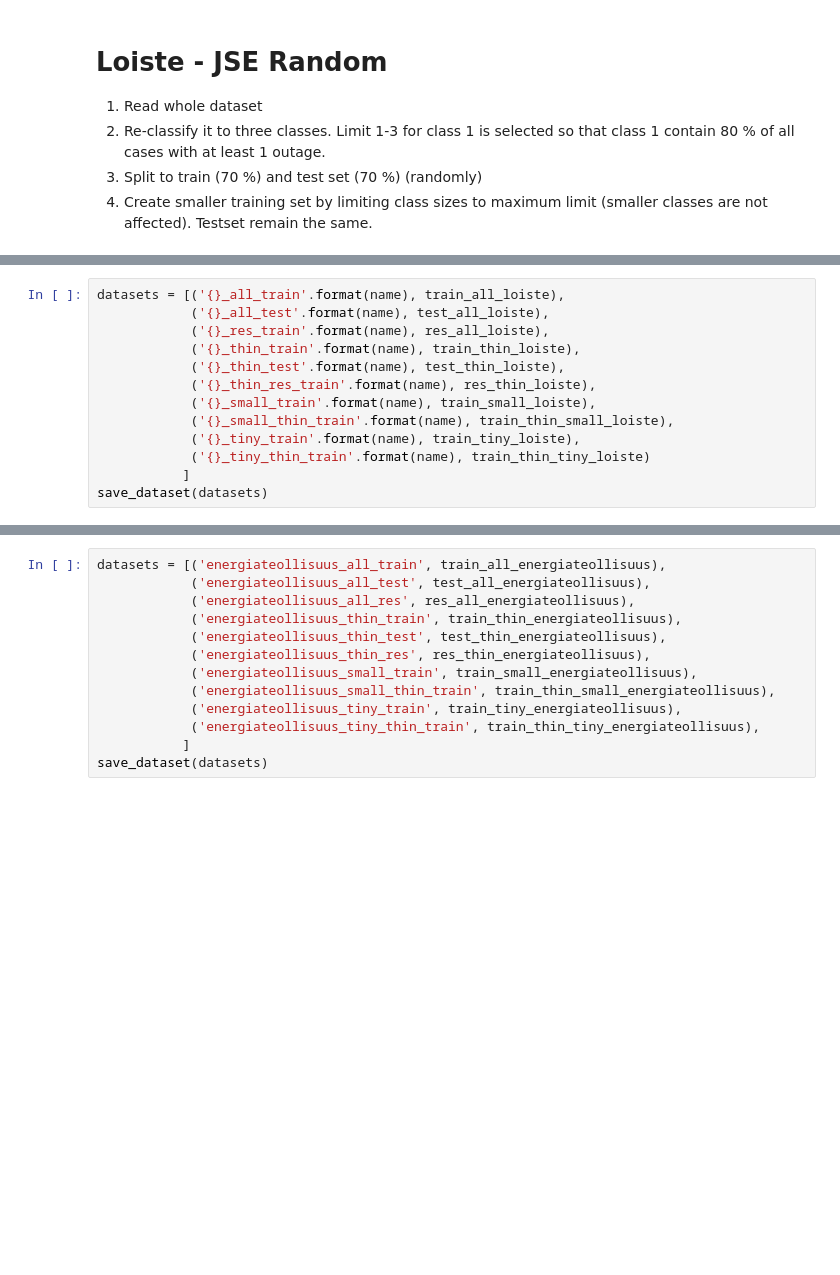
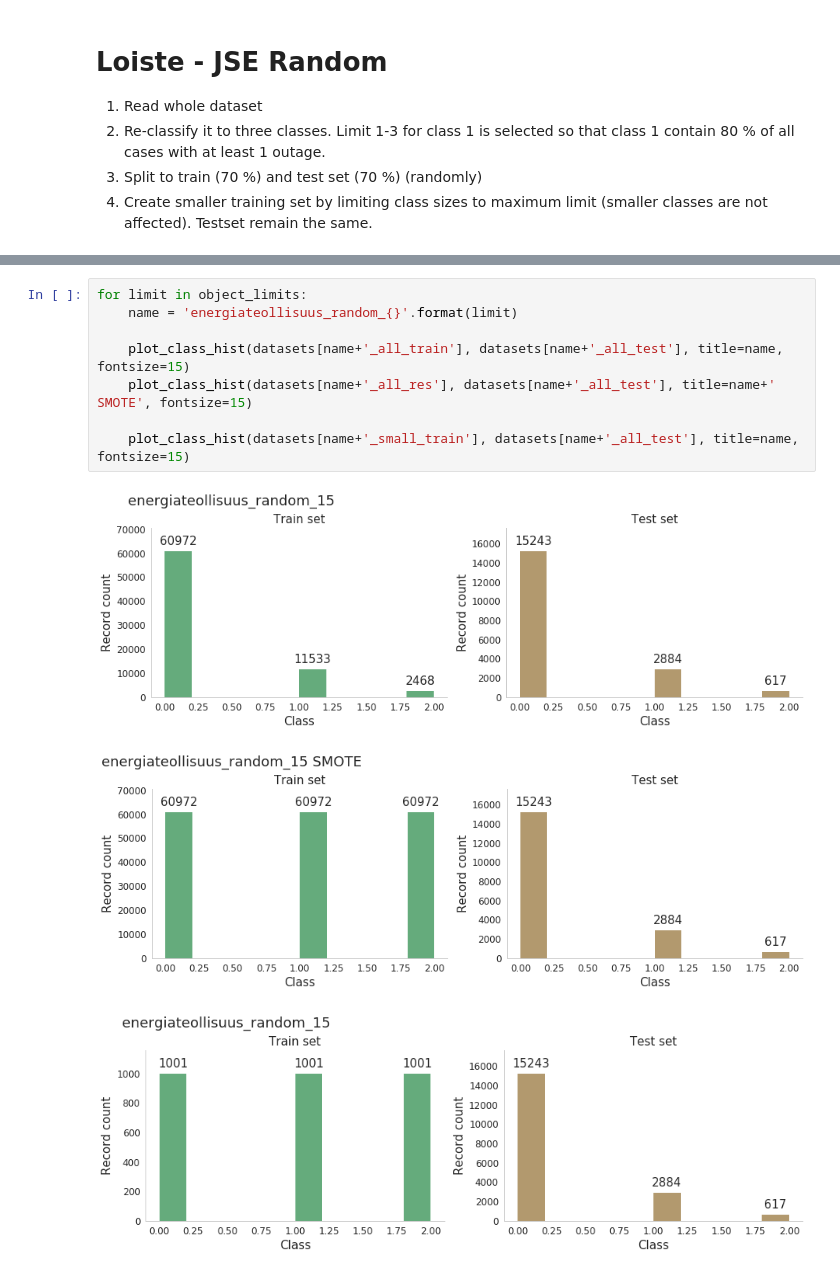
Before and after one commit to fmidev/sasse-polygon-process, a Jupyter notebook: notebooks/dataset_split.ipynb, the cells around one changed output, grey strips where cells are left out. Saved outputs shown, nothing was run; the diff lists cells and outputs as text; blank space fills up the shorter version.

```diff
--- a/notebooks/dataset_split.ipynb
+++ b/notebooks/dataset_split.ipynb
@@ -396,13 +605,0 @@ plot_class_hist(train_tiny_loiste, test_all_loiste, title='Class distribution fo
-# %%
-datasets = [('{}_all_train'.format(name), train_all_loiste),
-            ('{}_all_test'.format(name), test_all_loiste),
-            ('{}_res_train'.format(name), res_all_loiste),
-            ('{}_thin_train'.format(name), train_thin_loiste),
-            ('{}_thin_test'.format(name), test_thin_loiste),
-            ('{}_thin_res_train'.format(name), res_thin_loiste),
-            ('{}_small_train'.format(name), train_small_loiste),
-            ('{}_small_thin_train'.format(name), train_thin_small_loiste),
-            ('{}_tiny_train'.format(name), train_tiny_loiste),
-            ('{}_tiny_thin_train'.format(name), train_thin_tiny_loiste)
-           ]
-save_dataset(datasets)
@@ -487,13 +606,12 @@ plot_class_hist(train_tiny_energiateollisuus, test_all_energiateollisuus, title=
-# %%
-datasets = [('energiateollisuus_all_train', train_all_energiateollisuus),
-            ('energiateollisuus_all_test', test_all_energiateollisuus),
-            ('energiateollisuus_all_res', res_all_energiateollisuus),
-            ('energiateollisuus_thin_train', train_thin_energiateollisuus),
-            ('energiateollisuus_thin_test', test_thin_energiateollisuus),
-            ('energiateollisuus_thin_res', res_thin_energiateollisuus),
-            ('energiateollisuus_small_train', train_small_energiateollisuus),
-            ('energiateollisuus_small_thin_train', train_thin_small_energiateollisuus),
-            ('energiateollisuus_tiny_train', train_tiny_energiateollisuus),
-            ('energiateollisuus_tiny_thin_train', train_thin_tiny_energiateollisuus),
-           ]
-save_dataset(datasets)
+# %%
+for limit in object_limits:
+    name = 'energiateollisuus_random_{}'.format(limit)
+
+    plot_class_hist(datasets[name+'_all_train'], datasets[name+'_all_test'], title=name, fontsize=15)
+    plot_class_hist(datasets[name+'_all_res'], datasets[name+'_all_test'], title=name+' SMOTE', fontsize=15)
+
+    plot_class_hist(datasets[name+'_small_train'], datasets[name+'_all_test'], title=name, fontsize=15)
+# %% [output]
+[figure, added]
+[figure, added]
+[figure, added]
```
Also changed, not shown: parts of 33 cells of this notebook, 1 other file.
